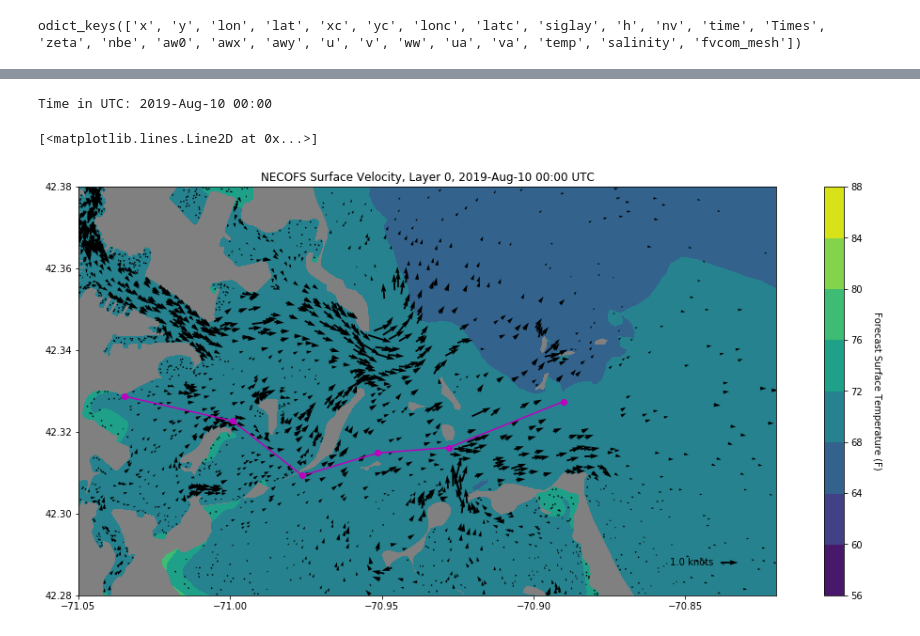
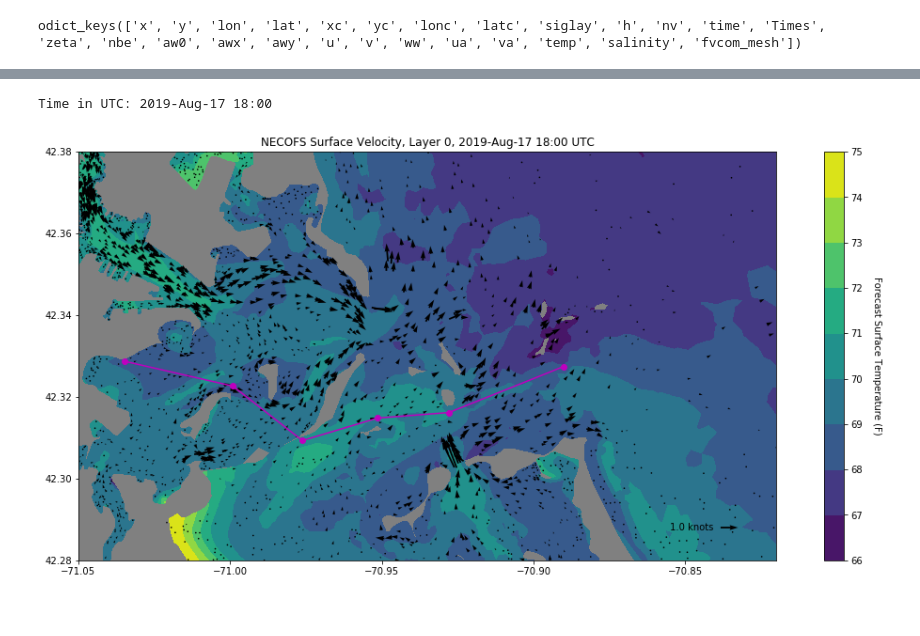
Before and after one commit to reproducible-notebooks/Boston_Light_Swim, a Jupyter notebook: FVCOM_surface_temp_and_velocity.ipynb, the cells around one changed output, grey strips where cells are left out. Cells and saved outputs as stored; diff of their text form; code cells hidden in the pictures.

```diff
--- a/FVCOM_surface_temp_and_velocity.ipynb
+++ b/FVCOM_surface_temp_and_velocity.ipynb
@@ -60,7 +60,7 @@ from datetime import datetime, timedelta
 start = datetime.utcnow() + timedelta(hours=48)
 
 # ... or specific time (UTC)
-start = datetime(2019, 7, 17, 2, 0, 0)  # Note: EDT = UTC - 4 hours , EST = UTC -5 hours
+start = datetime(2019, 8, 17, 18, 0, 0)  # Note: EDT = UTC - 4 hours , EST = UTC -5 hours
 # %%
 from cftime import date2index
 
@@ -96,7 +96,7 @@ daystr = dtime.strftime("%Y-%b-%d %H:%M")
 
 print(f"Time in UTC: {daystr}")
 # %% [output]
-Time in UTC: 2019-Aug-10 00:00
+Time in UTC: 2019-Aug-17 18:00
 # %%
 # get current at layer [0 = surface, -1 = bottom]
 
@@ -114,7 +114,7 @@ import numpy as np
 
 
 # boston light swim
-levels = np.arange(52, 61, 1.)  # temperature contours to plot [48 to 65 in intervals of 1]
+levels = np.arange(66, 76, 1.)  # temperature contours to plot [48 to 65 in intervals of 1]
 region = [-71.05, -70.82, 42.28, 42.38] # region to plot
 maxvel = 1.0 # velocity arrow scale
 subsample = 9  # subsampling of velocity vectors
@@ -134,27 +134,26 @@ idv = ind[:Nvec]
 # %%
 %matplotlib inline
 import matplotlib.pyplot as plt
 
 
 # tricontourf plot of water depth with vectors on top
 mercator = 1/np.cos(lat.mean()*np.pi/180)
 fig, ax = plt.subplots(
     figsize=(18, 8),
     subplot_kw={"aspect": mercator}
 )
 
 
-# cs = ax.tricontourf(tri, t, levels=levels) We need to adjust the bias and the levels later.
-cs = ax.tricontourf(tri, t)
+cs = ax.tricontourf(tri, t, levels=levels) #We need to adjust the bias and the levels later.
+#cs = ax.tricontourf(tri, t)
 ax.axis(region)
 ax.set_facecolor("0.5")
 cbar = fig.colorbar(cs)
 cbar.set_label("Forecast Surface Temperature (F)", rotation=-90, labelpad=20)
 Q = ax.quiver(lonc[idv], latc[idv], u[idv], v[idv], scale=40)
 maxstr = f"{maxvel:3.1f} knots"
 qk = ax.quiverkey(Q, 0.92, 0.08, maxvel, maxstr, labelpos="W")
 ax.set_title(f"NECOFS Surface Velocity, Layer {ilayer:d}, {daystr} UTC")
 ax.plot(lon_track, lat_track, "m-o");
 # %% [output]
-[<matplotlib.lines.Line2D at 0x...>]
-[figure, old version]
+[figure, new version]
```
Also changed, not shown: 1 other file.
